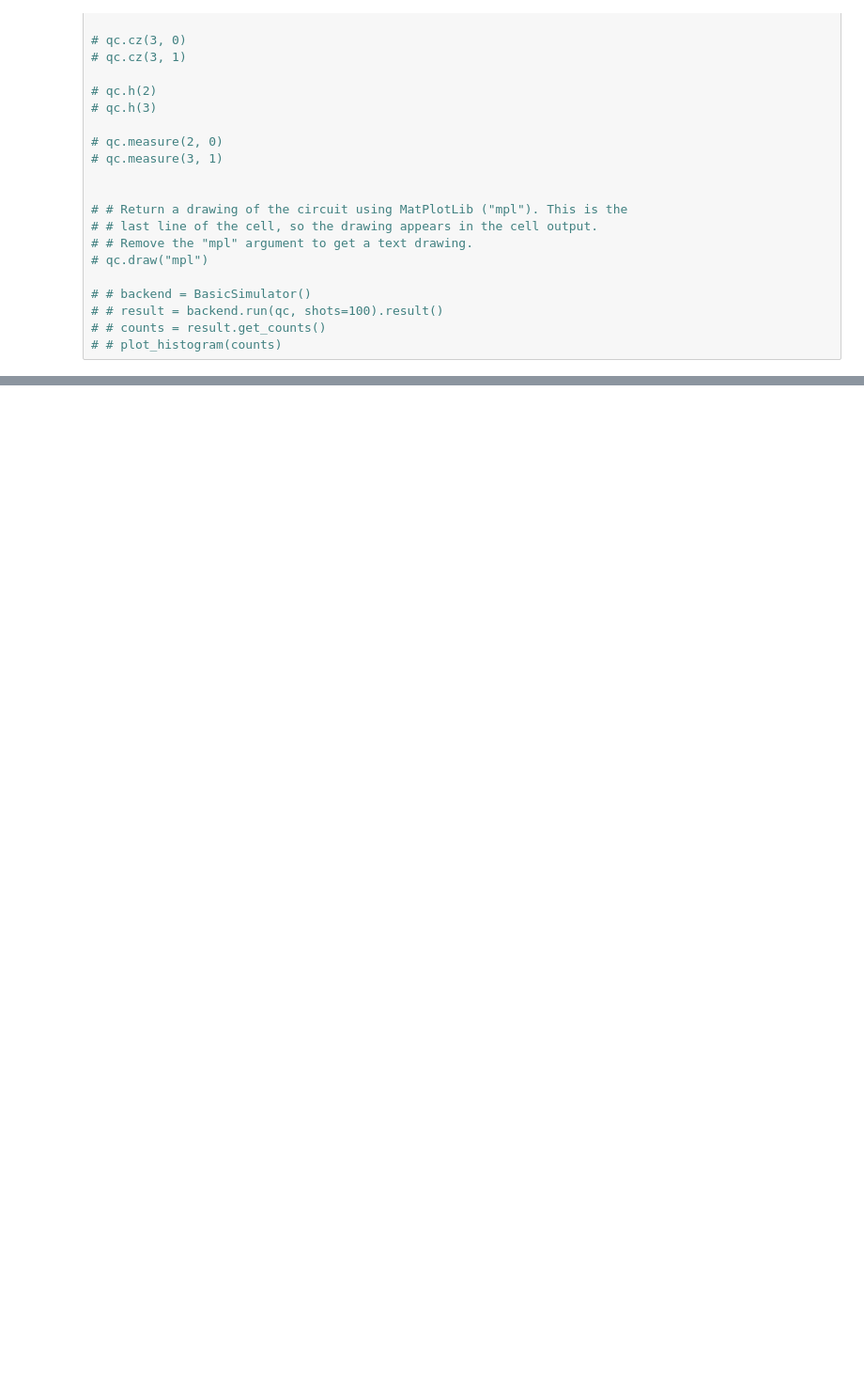
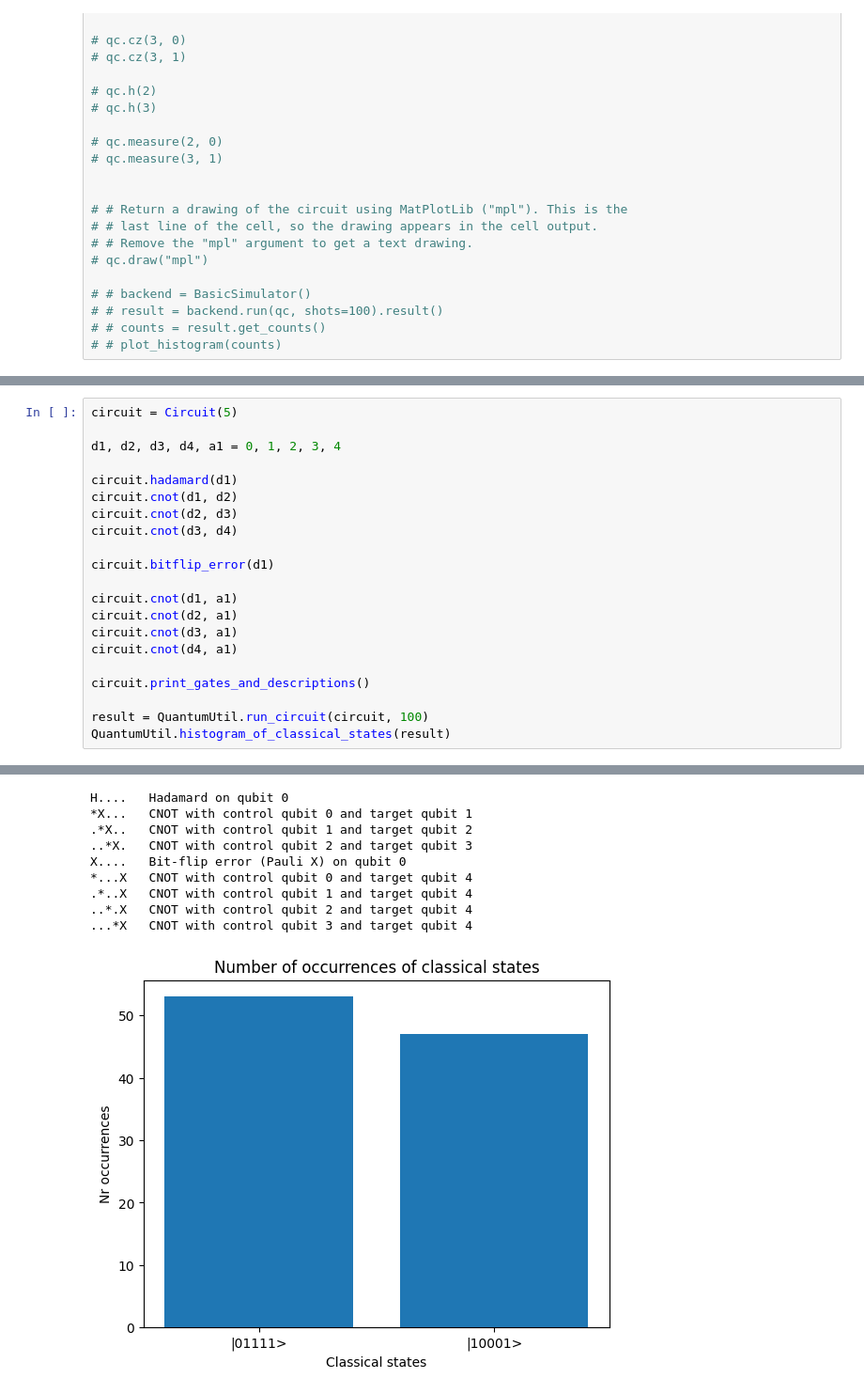
Before and after one commit to Mitch36/QuantumSim-QEC, a Jupyter notebook: QuantumSimSurfaceCodes.ipynb, the cells around one changed output, grey strips where cells are left out. Shown at 94% size. Saved outputs shown, nothing was run; the diff lists cells and outputs as text; blank space fills up the shorter version.

```diff
--- a/QuantumSimSurfaceCodes.ipynb
+++ b/QuantumSimSurfaceCodes.ipynb
@@ -227 +287,23 @@ A3: |1>  Measured value of qubit 7
 A4: |1>  Measured value of qubit 8
+# %%
+circuit = Circuit(5)
+
+d1, d2, d3, d4, a1 = 0, 1, 2, 3, 4
+
+circuit.hadamard(d1)
+circuit.cnot(d1, d2)
+circuit.cnot(d2, d3)
+circuit.cnot(d3, d4)
+
+circuit.bitflip_error(d1)
+
+circuit.cnot(d1, a1)
+circuit.cnot(d2, a1)
+circuit.cnot(d3, a1)
+circuit.cnot(d4, a1)
+
+circuit.print_gates_and_descriptions()
+
+result = QuantumUtil.run_circuit(circuit, 100)
+QuantumUtil.histogram_of_classical_states(result)
+# %% [output]
@@ -227,0 +327,10 @@ A4: |1>  Measured value of qubit 8
+H....   Hadamard on qubit 0
+*X...   CNOT with control qubit 0 and target qubit 1
+.*X..   CNOT with control qubit 1 and target qubit 2
+..*X.   CNOT with control qubit 2 and target qubit 3
+X....   Bit-flip error (Pauli X) on qubit 0
+*...X   CNOT with control qubit 0 and target qubit 4
+.*..X   CNOT with control qubit 1 and target qubit 4
+..*.X   CNOT with control qubit 2 and target qubit 4
+...*X   CNOT with control qubit 3 and target qubit 4
+[figure, added]
```
Also changed, not shown: parts of 7 cells of this notebook, 1 other file.
